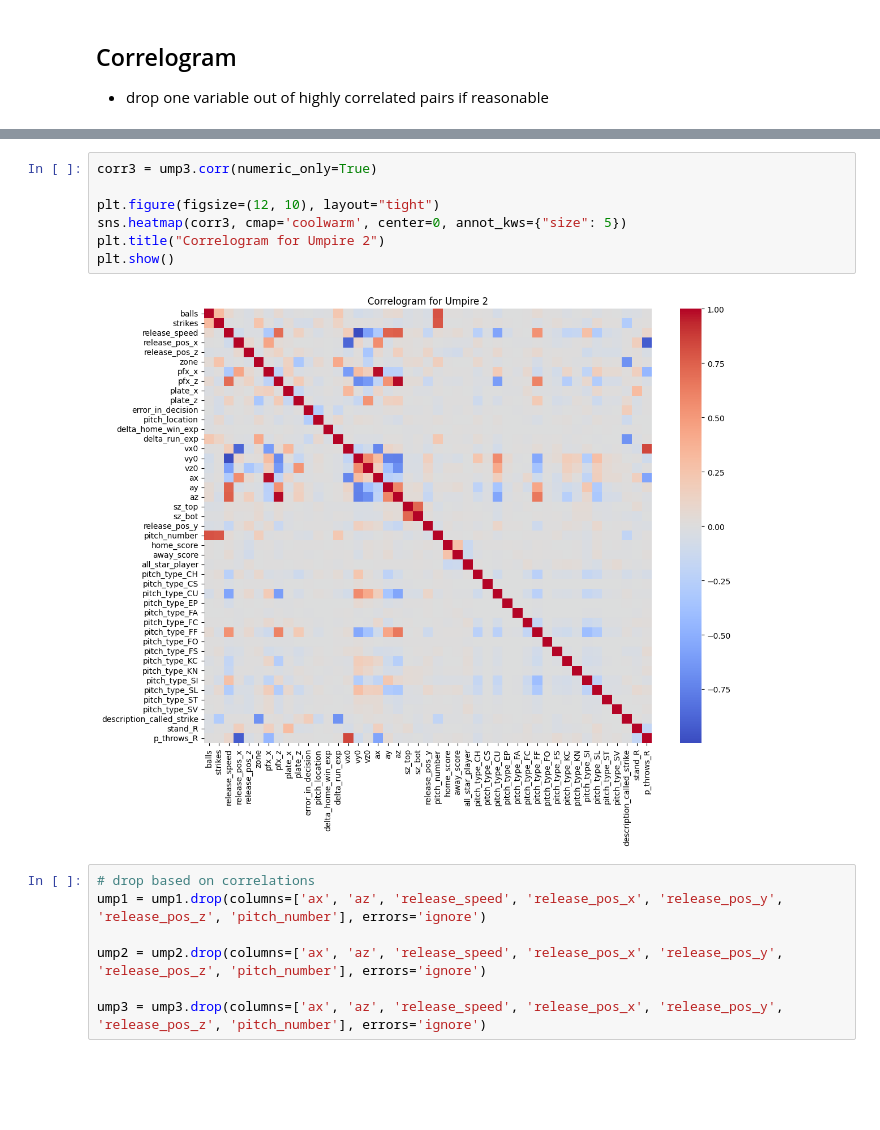
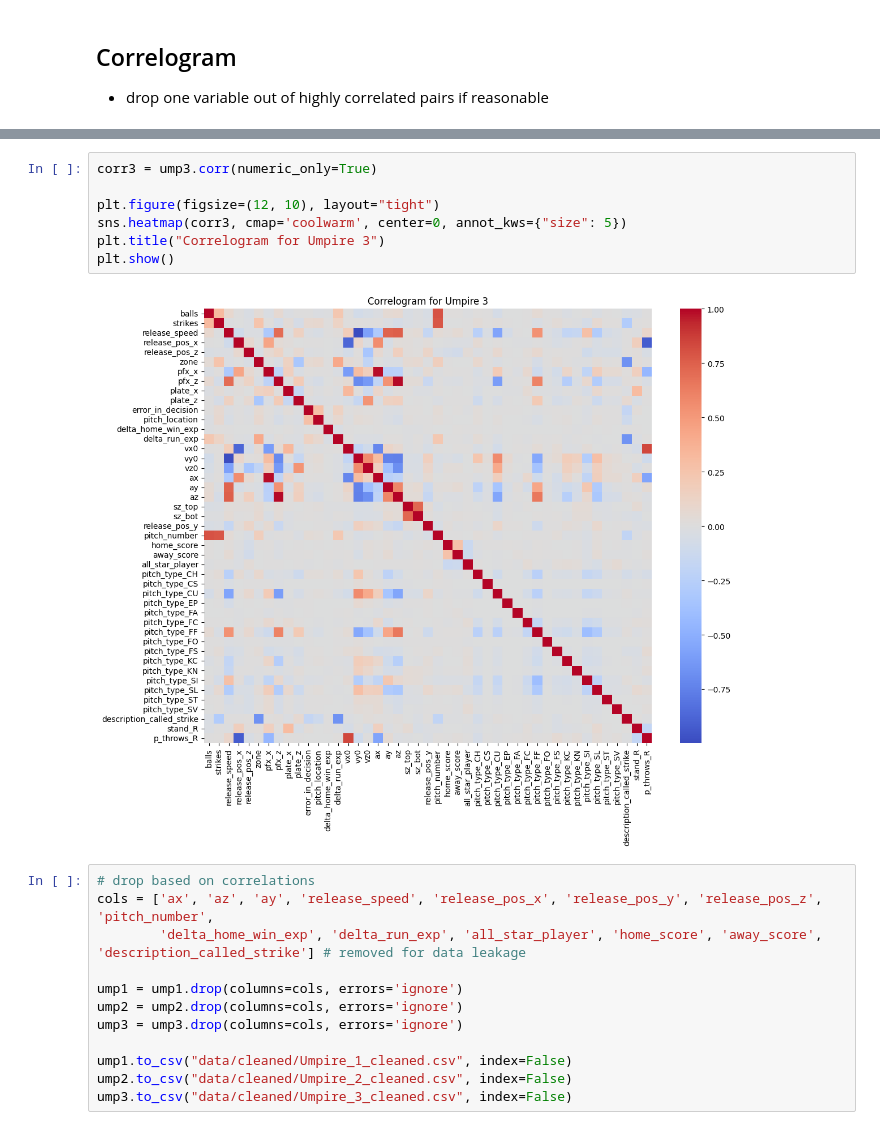
Before and after one commit to madelineshah4/ISEN427_Final, a Jupyter notebook: 01_Cleaning_EDA.ipynb, the cells around one changed output, grey strips where cells are left out. Drawn from its saved outputs; the diff is of its cells as text; blank space fills up the shorter version.

```diff
--- a/01_Cleaning_EDA.ipynb
+++ b/01_Cleaning_EDA.ipynb
@@ -108,16 +136,21 @@ plt.show()
 # %%
 corr3 = ump3.corr(numeric_only=True)
 
 plt.figure(figsize=(12, 10), layout="tight")
 sns.heatmap(corr3, cmap='coolwarm', center=0, annot_kws={"size": 5})
-plt.title("Correlogram for Umpire 2")
+plt.title("Correlogram for Umpire 3")
 plt.show()
 # %% [output]
-[figure, old version]
+[figure, new version]
 # %%
 # drop based on correlations
-ump1 = ump1.drop(columns=['ax', 'az', 'release_speed', 'release_pos_x', 'release_pos_y', 'release_pos_z', 'pitch_number'], errors='ignore')
+cols = ['ax', 'az', 'ay', 'release_speed', 'release_pos_x', 'release_pos_y', 'release_pos_z', 'pitch_number',
+        'delta_home_win_exp', 'delta_run_exp', 'all_star_player', 'home_score', 'away_score', 'description_called_strike'] # removed for data leakage
 
-ump2 = ump2.drop(columns=['ax', 'az', 'release_speed', 'release_pos_x', 'release_pos_y', 'release_pos_z', 'pitch_number'], errors='ignore')
+ump1 = ump1.drop(columns=cols, errors='ignore')
+ump2 = ump2.drop(columns=cols, errors='ignore')
+ump3 = ump3.drop(columns=cols, errors='ignore')
 
-ump3 = ump3.drop(columns=['ax', 'az', 'release_speed', 'release_pos_x', 'release_pos_y', 'release_pos_z', 'pitch_number'], errors='ignore')
+ump1.to_csv("data/cleaned/Umpire_1_cleaned.csv", index=False)
+ump2.to_csv("data/cleaned/Umpire_2_cleaned.csv", index=False)
+ump3.to_csv("data/cleaned/Umpire_3_cleaned.csv", index=False)
```
Also changed, not shown: parts of 9 cells of this notebook, 13 other files.
